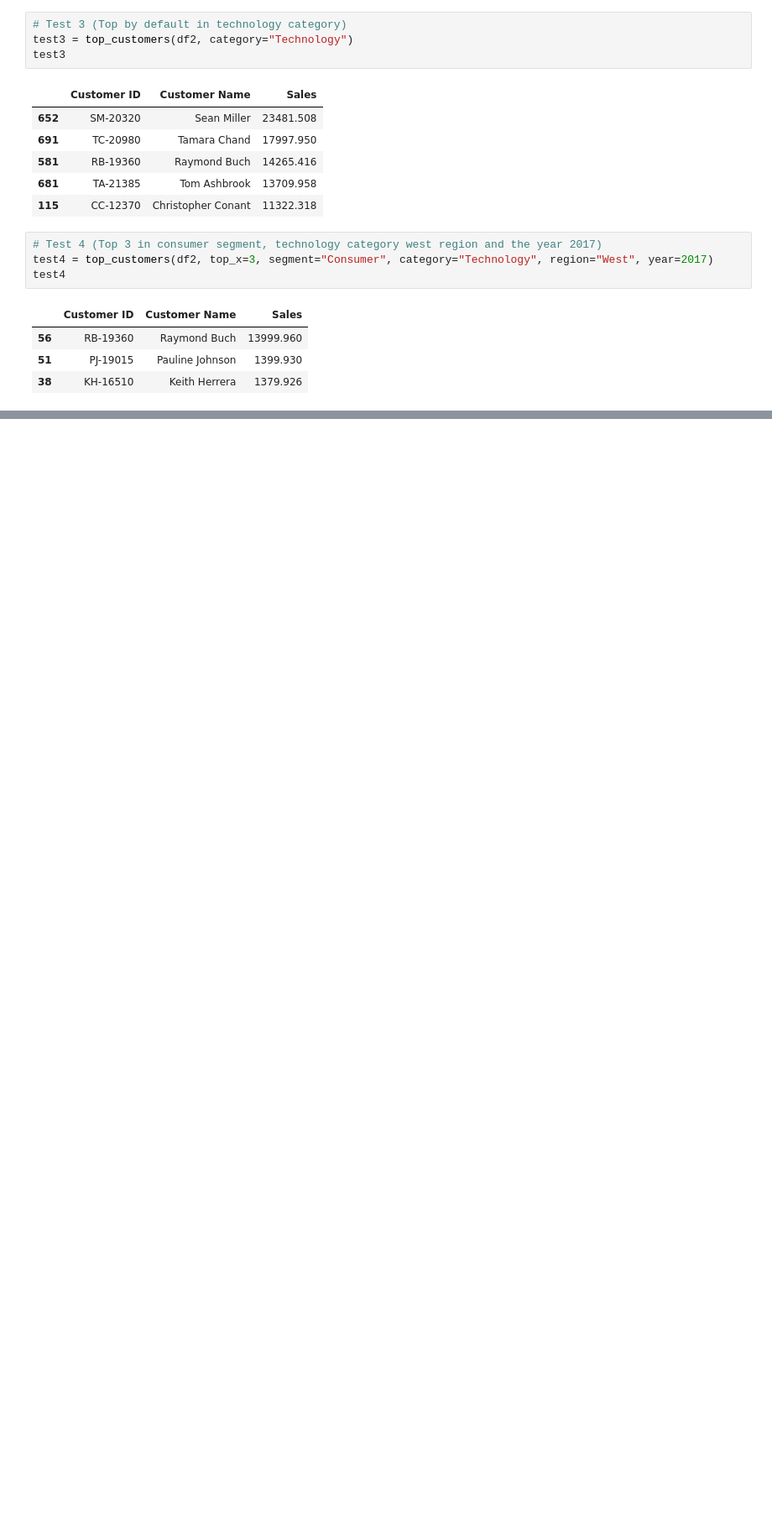
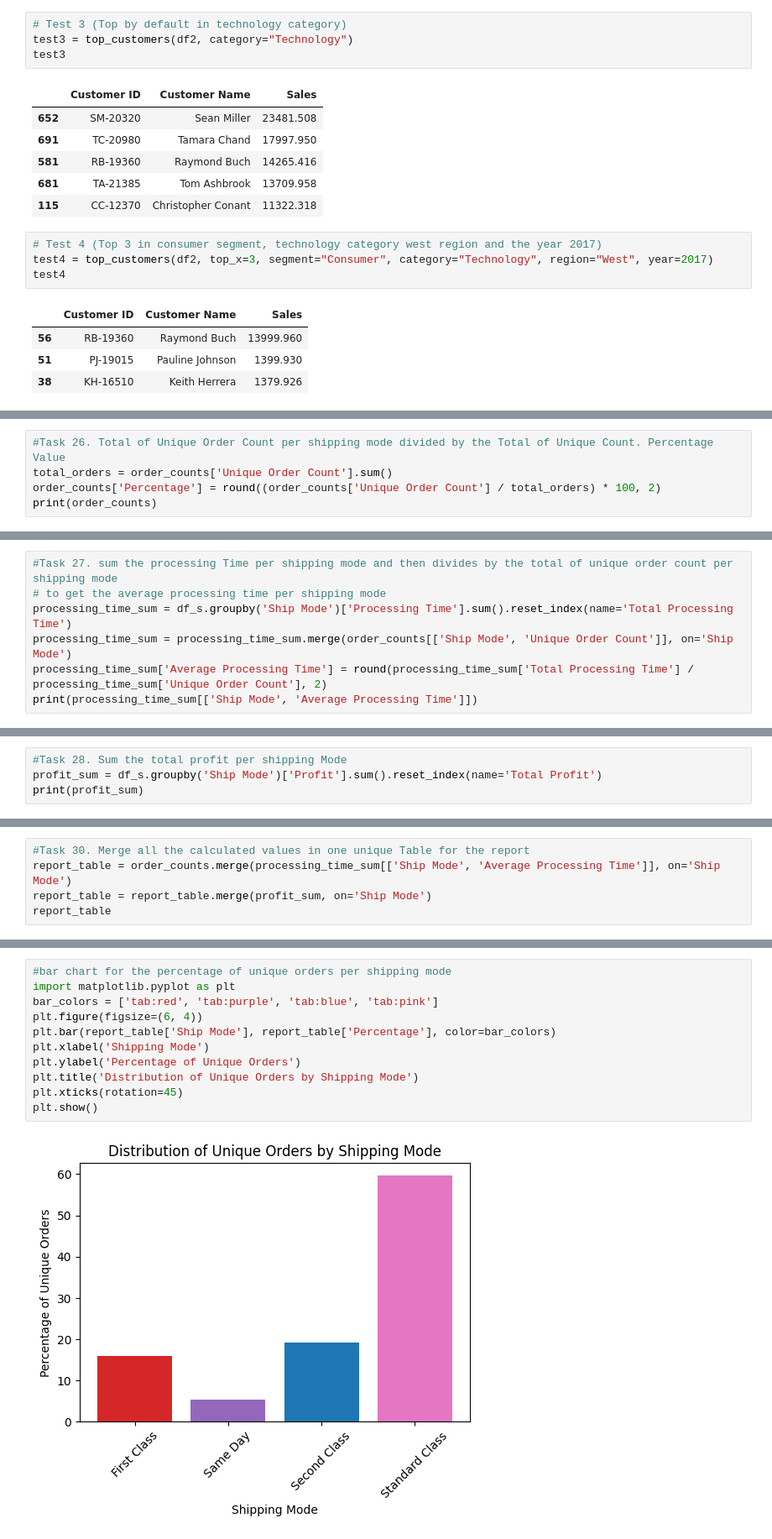
Before and after one commit to juanescdiaz/Group6_Assigment2_Retail, a Jupyter notebook: notebooks/retail_analysis.ipynb, the cells around one changed output, grey strips where cells are left out. Shown at 84% size. Saved outputs shown, nothing was run; the diff lists cells and outputs as text; blank space fills up the shorter version.

```diff
--- a/notebooks/retail_analysis.ipynb
+++ b/notebooks/retail_analysis.ipynb
@@ -263,0 +293,5 @@ test4
+# %%
+#Task 26. Total of Unique Order Count per shipping mode divided by the Total of Unique Count. Percentage Value
+total_orders = order_counts['Unique Order Count'].sum()
+order_counts['Percentage'] = round((order_counts['Unique Order Count'] / total_orders) * 100, 2)
+print(order_counts)
@@ -263,0 +304,7 @@ test4
+# %%
+#Task 27. sum the processing Time per shipping mode and then divides by the total of unique order count per shipping mode
+# to get the average processing time per shipping mode
+processing_time_sum = df_s.groupby('Ship Mode')['Processing Time'].sum().reset_index(name='Total Processing Time')
+processing_time_sum = processing_time_sum.merge(order_counts[['Ship Mode', 'Unique Order Count']], on='Ship Mode')
+processing_time_sum['Average Processing Time'] = round(processing_time_sum['Total Processing Time'] / processing_time_sum['Unique Order Count'], 2)
+print(processing_time_sum[['Ship Mode', 'Average Processing Time']])
@@ -263,0 +317,4 @@ test4
+# %%
+#Task 28. Sum the total profit per shipping Mode
+profit_sum = df_s.groupby('Ship Mode')['Profit'].sum().reset_index(name='Total Profit')
+print(profit_sum)
@@ -263,0 +327,5 @@ test4
+# %%
+#Task 30. Merge all the calculated values in one unique Table for the report
+report_table = order_counts.merge(processing_time_sum[['Ship Mode', 'Average Processing Time']], on='Ship Mode')
+report_table = report_table.merge(profit_sum, on='Ship Mode')
+report_table
@@ -263,0 +338,13 @@ test4
+# %%
+#bar chart for the percentage of unique orders per shipping mode
+import matplotlib.pyplot as plt
+bar_colors = ['tab:red', 'tab:purple', 'tab:blue', 'tab:pink']
+plt.figure(figsize=(6, 4))
+plt.bar(report_table['Ship Mode'], report_table['Percentage'], color=bar_colors)
+plt.xlabel('Shipping Mode')
+plt.ylabel('Percentage of Unique Orders')
+plt.title('Distribution of Unique Orders by Shipping Mode')
+plt.xticks(rotation=45)
+plt.show()
+# %% [output]
+[figure, added]
```
Also changed, not shown: parts of 10 cells of this notebook.
